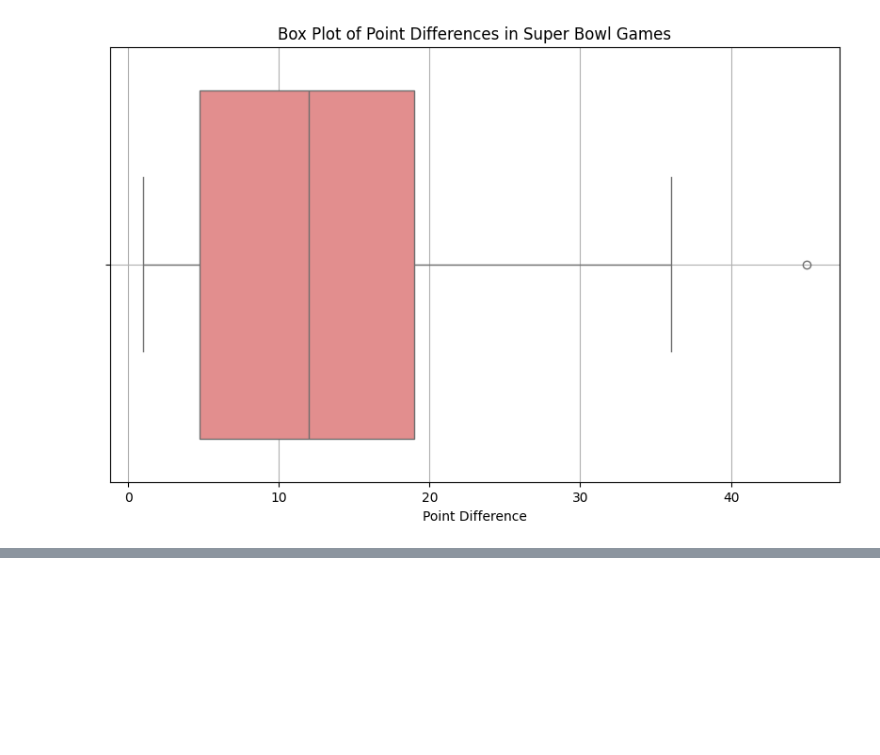
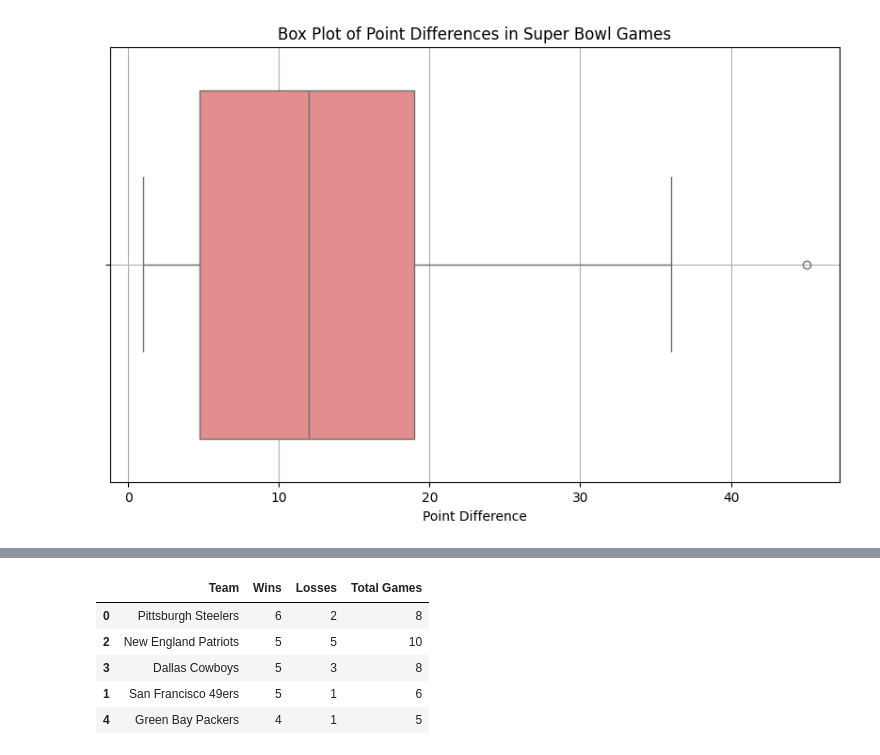
Before and after one commit to FergusSteel/datafest-hackathon, a Jupyter notebook: kyle.ipynb, the cells around one changed output, grey strips where cells are left out. Drawn from its saved outputs; the diff is of its cells as text; code cells hidden in the pictures; blank space fills up the shorter version.

```diff
--- a/kyle.ipynb
+++ b/kyle.ipynb
@@ -57,0 +66,5 @@ winning_teams = winning_teams.sort_values(by='Wins', ascending=False)
+# %%
+losing_teams = sb_dat['Loser'].value_counts().reset_index()
+losing_teams.columns = ['Team', 'Losses']
+losing_teams = losing_teams.sort_values(by='Losses', ascending=False)
+losing_teams.head()
@@ -57,0 +78,17 @@ winning_teams = winning_teams.sort_values(by='Wins', ascending=False)
+# %%
+#Analyze which teams have the most Super Bowl wins and losses.
+team_summary = pd.merge(winning_teams, losing_teams, on='Team', how='outer')
+team_summary = team_summary.fillna(0)  # Fill NaN values with 0 for teams with only wins or losses
+team_summary['Wins'] = team_summary['Wins'].astype(int)
+team_summary['Losses'] = team_summary['Losses'].astype(int)
+
+team_summary['Total Games'] = team_summary['Wins'] + team_summary['Losses']
+team_summary = team_summary.sort_values(by='Wins', ascending=False)
+team_summary.head()
+# %% [output]
+|  | Team | Wins | Losses | Total Games |
+| 0 | Pittsburgh Steelers | 6 | 2 | 8 |
+| 2 | New England Patriots | 5 | 5 | 10 |
+| 3 | Dallas Cowboys | 5 | 3 | 8 |
+| 1 | San Francisco 49ers | 5 | 1 | 6 |
+| 4 | Green Bay Packers | 4 | 1 | 5 |
```
Also changed, not shown: parts of 2 cells of this notebook.
